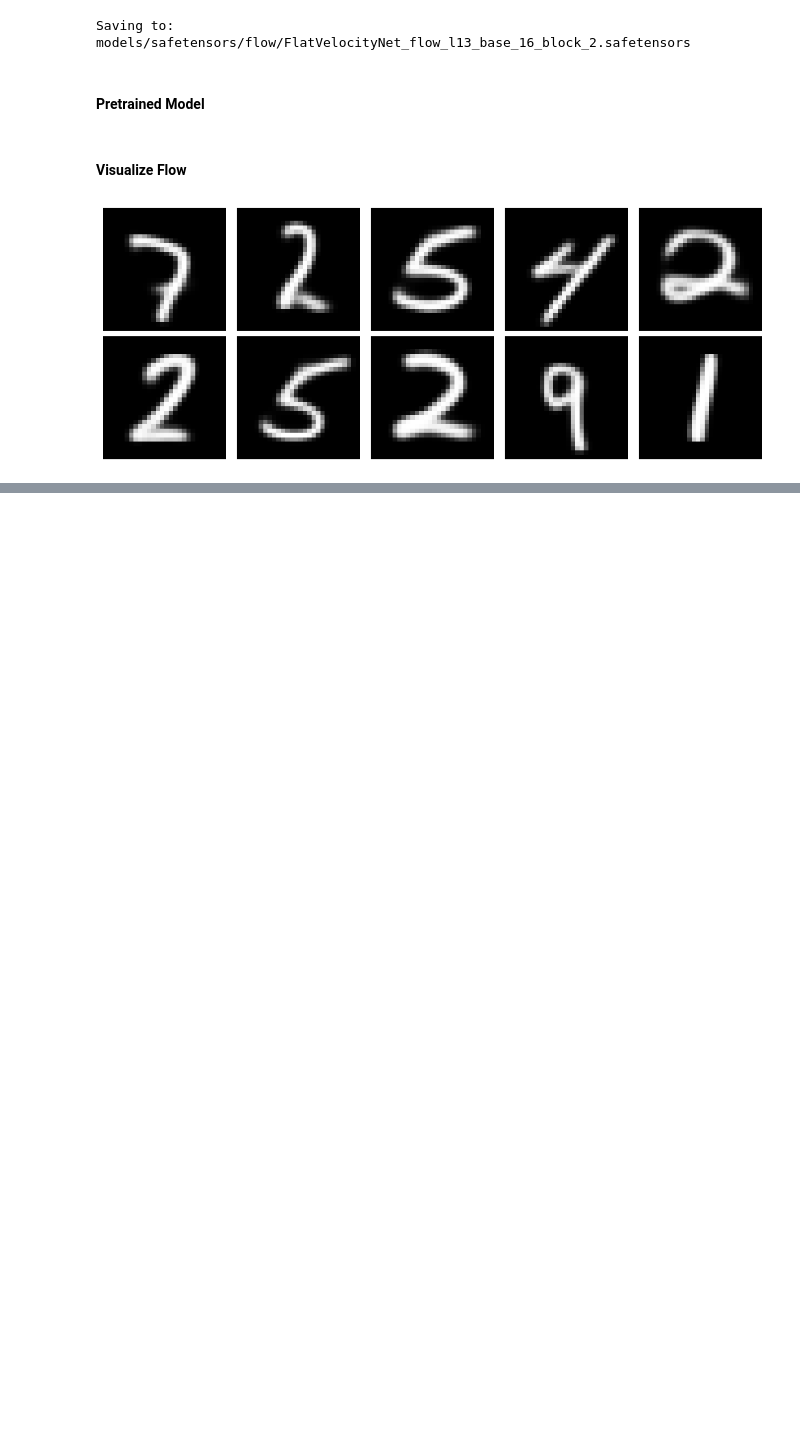
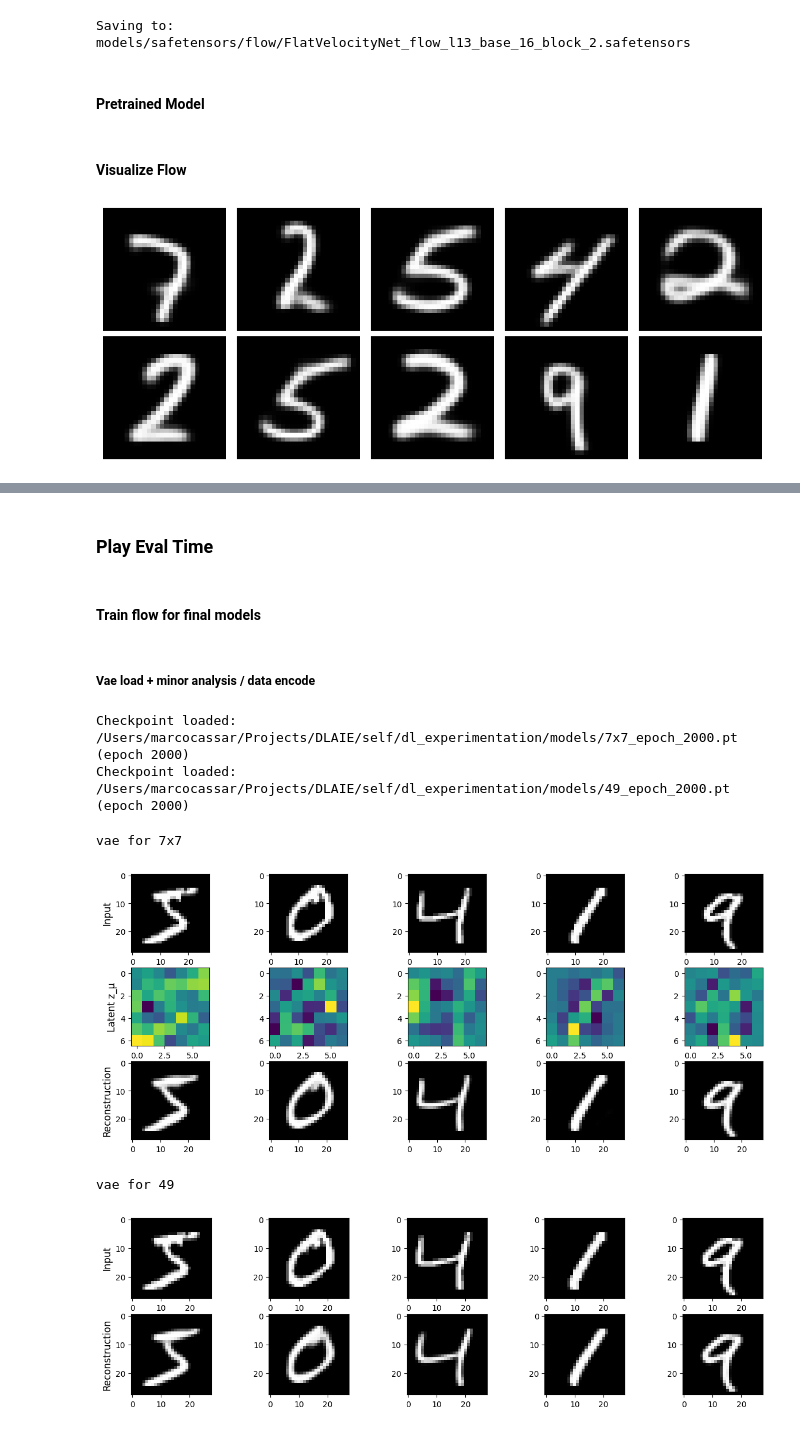
Before and after one commit to Ocrabit/dl_class_projects, a Jupyter notebook: full cycle.ipynb, the cells around one changed output, grey strips where cells are left out. Drawn from its saved outputs; the diff is of its cells as text; code cells hidden in the pictures; blank space fills up the shorter version.

Commit message:
Update working on flow models

```diff
--- a/full cycle.ipynb
+++ b/full cycle.ipynb
@@ -521,0 +519,53 @@ NameError: name 'flow1' is not defined
+# %% [markdown]
+### Play Eval Time
+# %% [markdown]
+#### Train flow for final models
+# %% [markdown]
+##### Vae load + minor analysis / data encode
+# %%
+path_to_7x7 = '/Users/marcocassar/Projects/DLAIE/self/dl_experimentation/models/7x7_epoch_2000.pt'
+path_to_49 = '/Users/marcocassar/Projects/DLAIE/self/dl_experimentation/models/49_epoch_2000.pt'
+
+vae_7x7_config = dict(
+    latent_shape=(1, 7, 7),
+    base_channels=32,
+    blocks_per_level=1,
+    groups=4,
+    dropout=0.294905,
+    act=nn.SiLU
+)
+
+vae_49_config = dict(
+    latent_shape=49,
+    base_channels=32,
+    blocks_per_level=1,
+    groups=4,
+    dropout=0.294905,
+    act=nn.SiLU,
+)
+
+
+# Load models, emas, and checkpoints
+vae_7x7 = InspoResNetVAE(**vae_7x7_config).to(device)
+ema_7x7 = ExponentialMovingAverage(vae_7x7.parameters(), decay=0.9999).to(device)
+checkpoint_7x7 = load_checkpoint(path_to_7x7, vae_7x7, ema=ema_7x7, device=device)
+
+vae_49 = InspoResNetVAE(**vae_49_config).to(device)
+ema_49 = ExponentialMovingAverage(vae_49.parameters(), decay=0.9999).to(device)
+checkpoint_49 = load_checkpoint(path_to_49, vae_49, ema=ema_49, device=device)
+# %% [output]
+Checkpoint loaded: /Users/marcocassar/Projects/DLAIE/self/dl_experimentation/models/7x7_epoch_2000.pt (epoch 2000)
+Checkpoint loaded: /Users/marcocassar/Projects/DLAIE/self/dl_experimentation/models/49_epoch_2000.pt (epoch 2000)
+# %%
+print('vae for 7x7')
+test_inference_spatial(vae_7x7, train_ds, range(5))
+# plot_latent_space(vae_7x7, test_dl, use_3d=False, reducer='tsne')
+
+print('\nvae for 49')
+test_inference(vae_49, train_ds, range(5))
+# plot_latent_space(vae_49, test_dl, use_3d=False, reducer='tsne')
+# %% [output]
+vae for 7x7
+[figure, added]
+vae for 49
+[figure, added]
```
Also changed, not shown: parts of 18 cells of this notebook, 3 other files.
